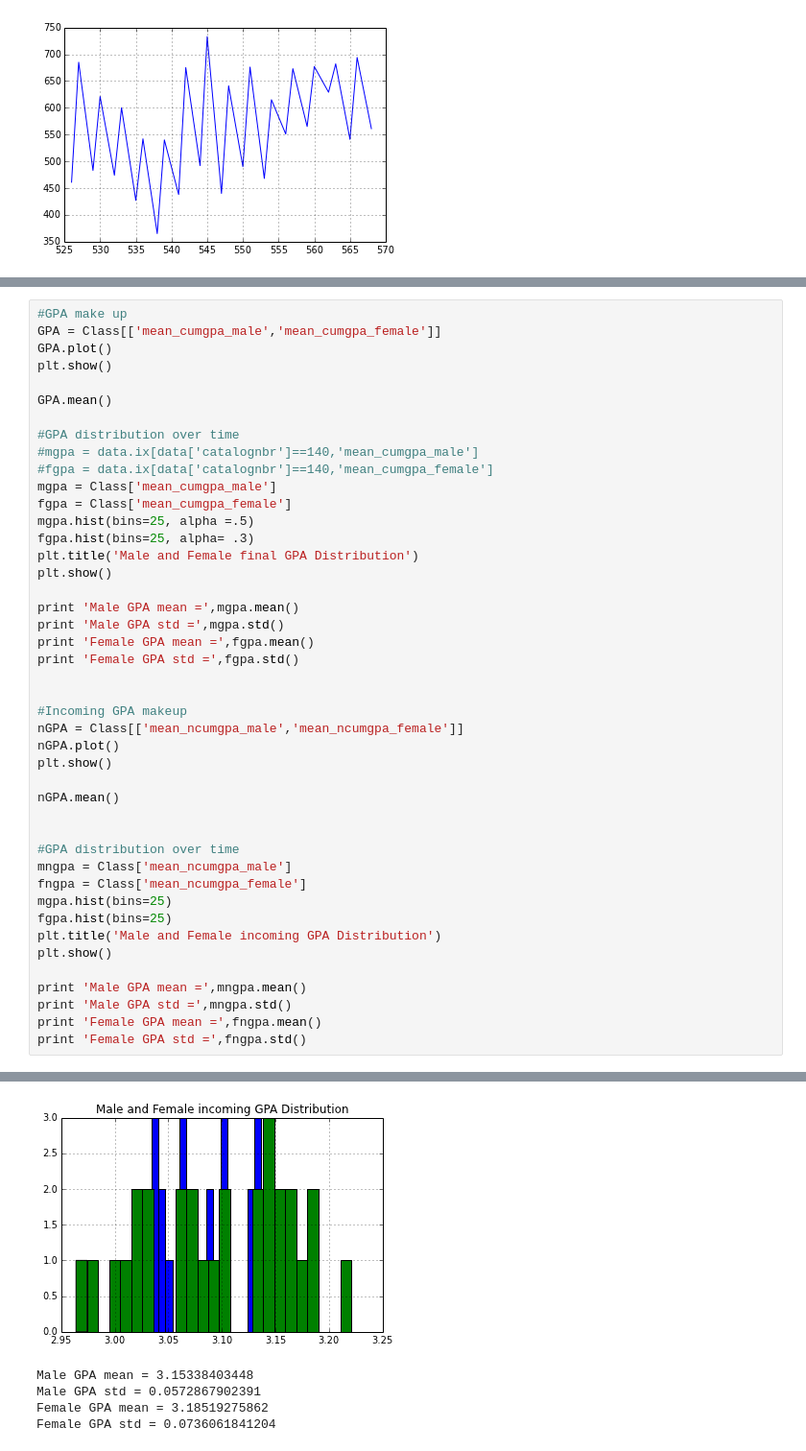
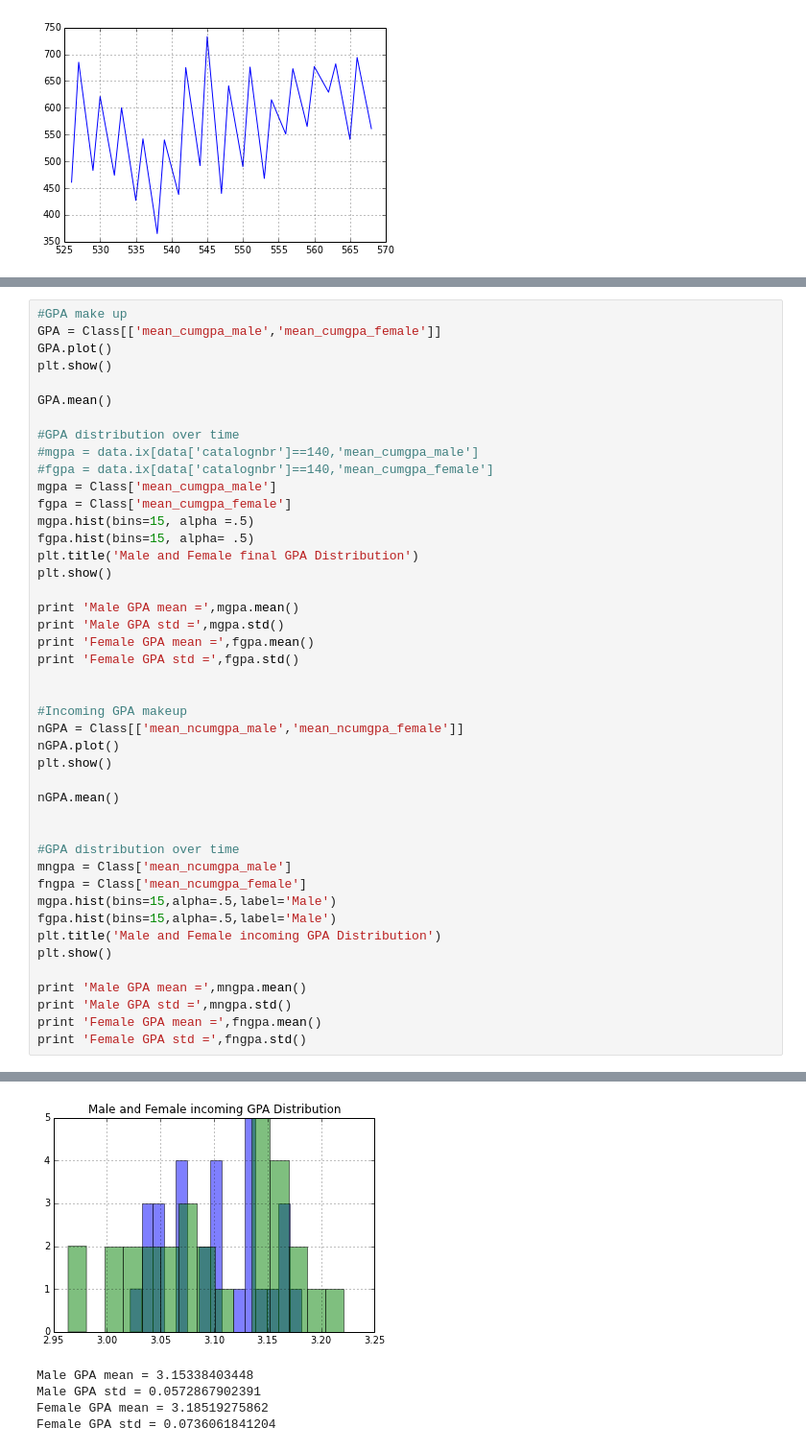
Before and after one commit to mkowshik/scaling-tribble, a Jupyter notebook: REBUILD DATA scripts/Physics/Physics 140.ipynb, the cells around one changed output, grey strips where cells are left out. Shown: that part at 96% size. Drawn from its saved outputs; the diff is of its cells as text.

```diff
--- a/REBUILD DATA scripts/Physics/Physics 140.ipynb
+++ b/REBUILD DATA scripts/Physics/Physics 140.ipynb
@@ -395,8 +401,8 @@ GPA.mean()
 #fgpa = data.ix[data['catalognbr']==140,'mean_cumgpa_female']
 mgpa = Class['mean_cumgpa_male']
 fgpa = Class['mean_cumgpa_female']
-mgpa.hist(bins=25, alpha =.5)
-fgpa.hist(bins=25, alpha= .3)
+mgpa.hist(bins=15, alpha =.5)
+fgpa.hist(bins=15, alpha= .5)
 plt.title('Male and Female final GPA Distribution')
 plt.show()
 
@@ -417,8 +423,8 @@ nGPA.mean()
 #GPA distribution over time
 mngpa = Class['mean_ncumgpa_male']
 fngpa = Class['mean_ncumgpa_female']
-mgpa.hist(bins=25)
-fgpa.hist(bins=25)
+mgpa.hist(bins=15,alpha=.5,label='Male')
+fgpa.hist(bins=15,alpha=.5,label='Male')
 plt.title('Male and Female incoming GPA Distribution')
 plt.show()
 
@@ -432,9 +438,9 @@ print 'Female GPA std =',fngpa.std()
 Male GPA mean = 3.09972517241
 Male GPA std = 0.0468594792881
 Female GPA mean = 3.09803951724
 Female GPA std = 0.0697504760233
 [figure]
-[figure, old version]
+[figure, new version]
 Male GPA mean = 3.15338403448
 Male GPA std = 0.0572867902391
 Female GPA mean = 3.18519275862
```
Also changed, not shown: parts of 6 cells of this notebook, 2 other files.
